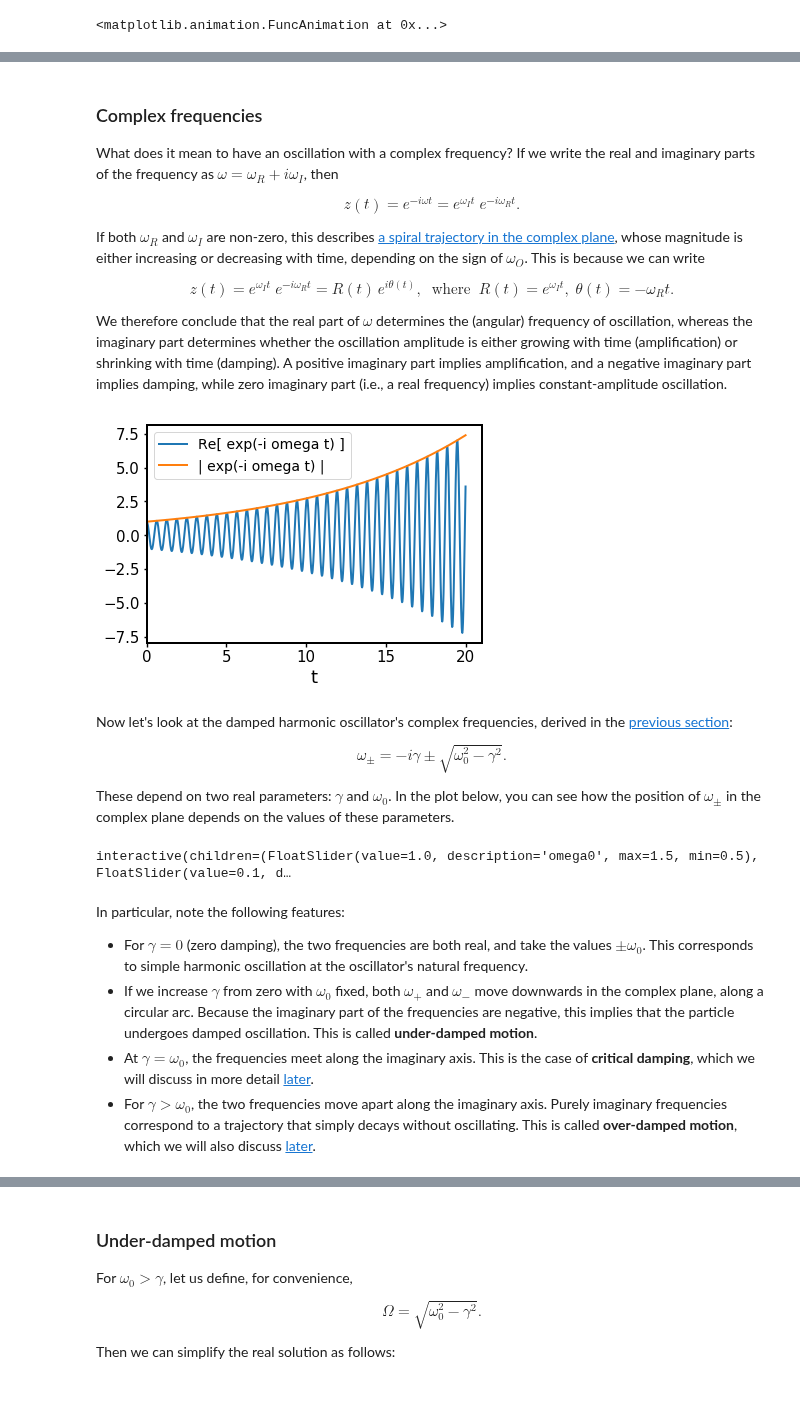
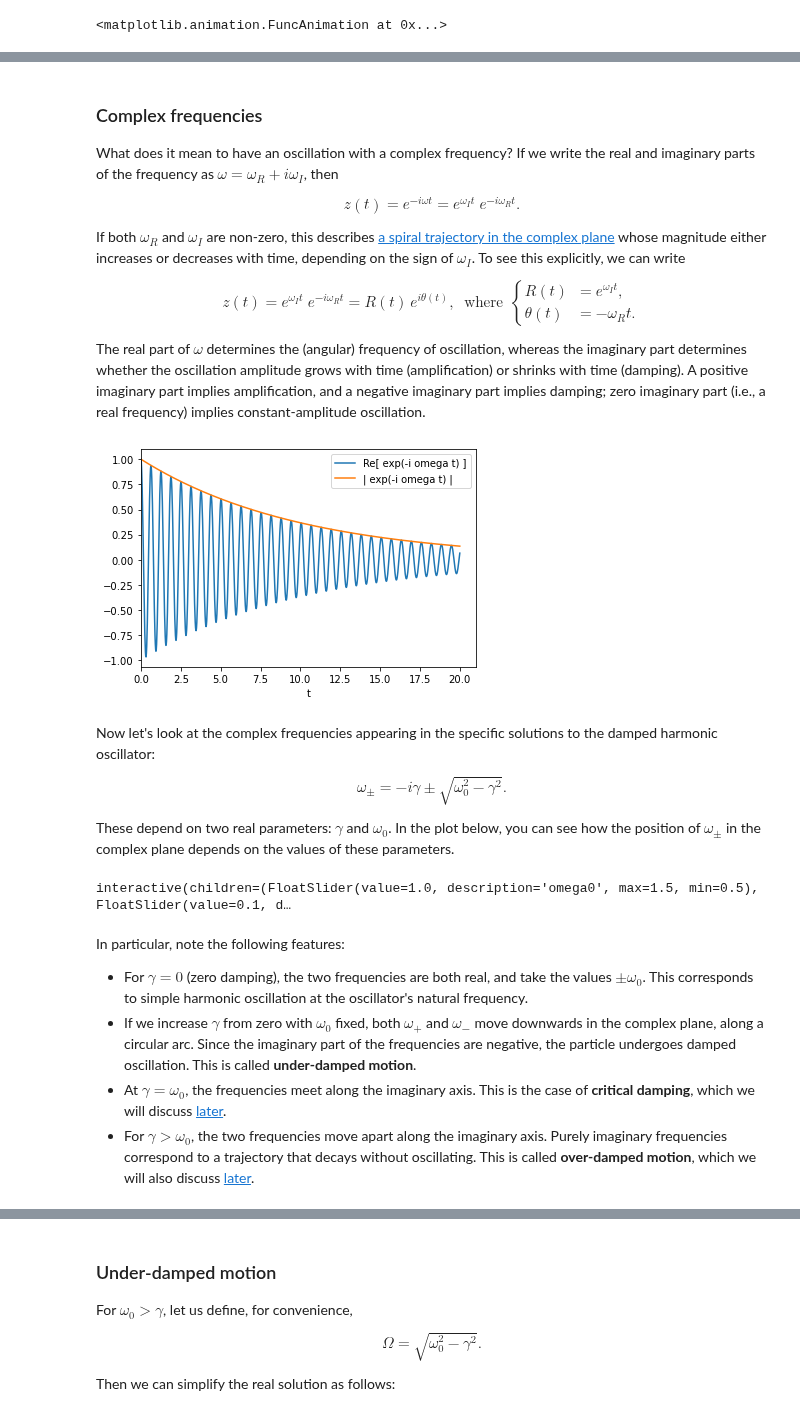
Before and after one commit to seewhydee/ntuphys_nb, a Jupyter notebook: MH2801/04_complex_oscillations.ipynb, the cells around one changed output, grey strips where cells are left out. Drawn from its saved outputs; the diff is of its cells as text; code cells hidden in the pictures.

Commit message:
Fix Jupyter markdown and deuglify some figures.

```diff
--- a/MH2801/04_complex_oscillations.ipynb
+++ b/MH2801/04_complex_oscillations.ipynb
@@ -147,29 +143,29 @@ What does it mean to have an oscillation with a complex frequency?  If we write
 
 $$z(t) = e^{-i\omega t} = e^{\omega_I t} \; e^{-i\omega_R t}.$$
 
-If both $\omega_R$ and $\omega_I$ are non-zero, this describes [a spiral trajectory in the complex plane](03_complex_numbers.ipynb#complex_spiral), whose magnitude is either increasing or decreasing with time, depending on the sign of $\omega_O$.  This is because we can write
+If both $\omega_R$ and $\omega_I$ are non-zero, this describes [a spiral trajectory in the complex plane](03_complex_numbers.ipynb#complex_spiral) whose magnitude either increases or decreases with time, depending on the sign of $\omega_I$.  To see this explicitly, we can write
 
-$$z(t) = e^{\omega_I t} \; e^{-i\omega_R t} = R(t)\, e^{i\theta(t)}, \;\;\mathrm{where}\;\;R(t) = e^{\omega_I t}, \; \theta(t) = -\omega_R t.$$
+$$z(t) = e^{\omega_I t} \; e^{-i\omega_R t} = R(t)\, e^{i\theta(t)}, \;\;\mathrm{where}\;\,\begin{cases}\displaystyle R(t) &= e^{\omega_I t}, \\ \displaystyle \theta(t) &= -\omega_R t.\end{cases}$$
 
-We therefore conclude that the real part of $\omega$ determines the (angular) frequency of oscillation, whereas the imaginary part determines whether the oscillation amplitude is either growing with time (amplification) or shrinking with time (damping).  A positive imaginary part implies amplification, and a negative imaginary part implies damping, while zero imaginary part (i.e., a real frequency) implies constant-amplitude oscillation.
+The real part of $\omega$ determines the (angular) frequency of oscillation, whereas the imaginary part determines whether the oscillation amplitude grows with time (amplification) or shrinks with time (damping).  A positive imaginary part implies amplification, and a negative imaginary part implies damping; zero imaginary part (i.e., a real frequency) implies constant-amplitude oscillation.
 # %%
-## In this example, we plot |z| and Re(z) for z = exp(-i omega t), with omega complex:
+## In this example, we plot |z| and Re(z) for z = exp(-i omega t), with complex omega.
 %matplotlib inline
-from scipy import linspace, exp
+from numpy import linspace, exp
 
-omega = 10.0+0.1j     # If Im(omega) is positive, |z| will grow exponentially.
+omega = 10.0-0.1j     # If Im(omega) is negative, |z| diminishes exponentially with t.
 t = linspace(0, 20, 1000)
 z = exp(-1j*omega*t)
 
 plt.plot(t, z.real, label='Re[ exp(-i omega t) ]')
 plt.plot(t, abs(z), label='| exp(-i omega t) |')
 plt.xlabel('t'); plt.xlim(0)
 plt.legend()
 plt.show()
 # %% [output]
-[figure, old version]
+[figure, new version]
 # %% [markdown]
-Now let's look at the damped harmonic oscillator's complex frequencies, derived in the [previous section](#ansatz):
+Now let's look at the complex frequencies appearing in the specific solutions to the damped harmonic oscillator:
 
 $$\omega_\pm = -i\gamma \pm \sqrt{\omega_0^2 - \gamma^2}.$$
 
@@ -214,9 +211,9 @@ interactive(children=(FloatSlider(value=1.0, description='omega0', max=1.5, min=
 In particular, note the following features:
 
 * For $\gamma = 0$ (zero damping), the two frequencies are both real, and take the values $\pm \omega_0$. This corresponds to simple harmonic oscillation at the oscillator's natural frequency.
-* If we increase $\gamma$ from zero with $\omega_0$ fixed, both $\omega_+$ and $\omega_-$ move downwards in the complex plane, along a circular arc.  Because the imaginary part of the frequencies are negative, this implies that the particle undergoes damped oscillation. This is called **under-damped motion**.
-* At $\gamma = \omega_0$, the frequencies meet along the imaginary axis. This is the case of **critical damping**, which we will discuss in more detail [later](#critical_damping).
-* For $\gamma > \omega_0$, the two frequencies move apart along the imaginary axis. Purely imaginary frequencies correspond to a trajectory that simply decays without oscillating.  This is called **over-damped motion**, which we will also discuss [later](#overdamped).
+* If we increase $\gamma$ from zero with $\omega_0$ fixed, both $\omega_+$ and $\omega_-$ move downwards in the complex plane, along a circular arc.  Since the imaginary part of the frequencies are negative, the particle undergoes damped oscillation. This is called **under-damped motion**.
+* At $\gamma = \omega_0$, the frequencies meet along the imaginary axis. This is the case of **critical damping**, which we will discuss [later](#critical_damping).
+* For $\gamma > \omega_0$, the two frequencies move apart along the imaginary axis. Purely imaginary frequencies correspond to a trajectory that decays without oscillating.  This is called **over-damped motion**, which we will also discuss [later](#overdamped).
 # %% [markdown]
 ## General solution for the damped harmonic oscillator
 
```
Also changed, not shown: parts of 17 cells of this notebook, 33 other files.
